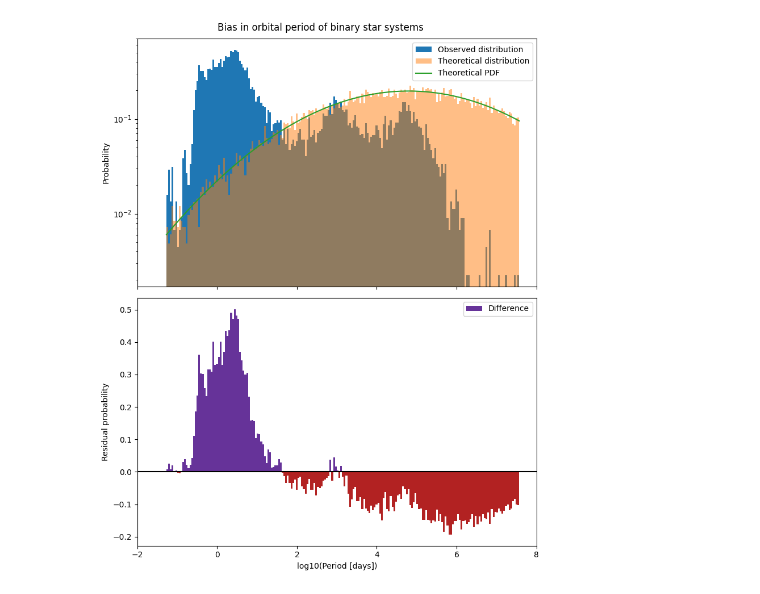
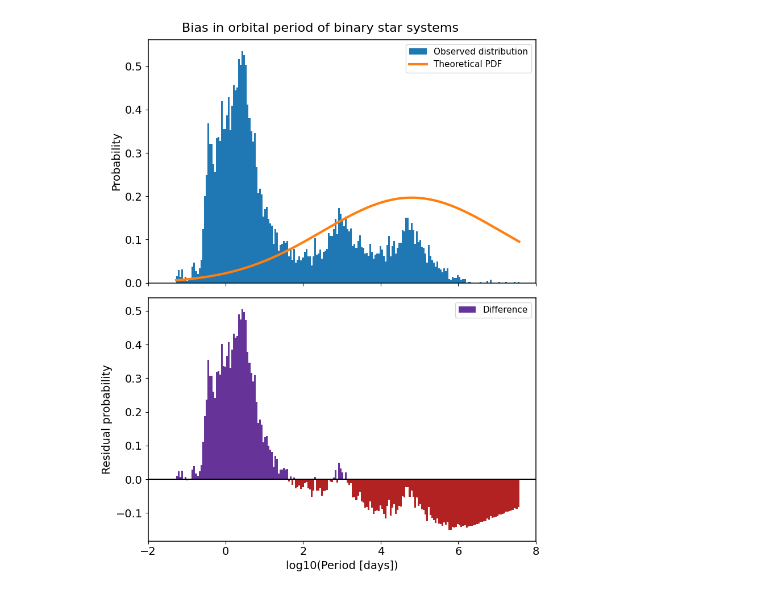
Before and after one commit to Eljameuter/Orbital-and-physical-parameter-distribution-of-Binary-Systems, a Jupyter notebook: Period and mass ratio.ipynb, the cells around one changed output. Drawn from its saved outputs; the diff is of its cells as text; code cells hidden in the pictures.

Commit message:
Mass ratio aan gewerkt

```diff
--- a/Period and mass ratio.ipynb
+++ b/Period and mass ratio.ipynb
@@ -3,6 +3,12 @@ import numpy as np
 import matplotlib.pyplot as plt
 import pandas as pd
 import scipy as sc
+
+plt.rcParams['xtick.labelsize'] = 14
+plt.rcParams['ytick.labelsize'] = 14
+plt.rcParams['axes.labelsize'] = 14
+plt.rcParams['axes.titlesize'] = 16
+plt.rcParams['axes.linewidth'] = 1.1
 # %%
 df = pd.read_csv(r'DATA/RAW/reduced_raw_data.csv')
 eccentricity = df["e"]
@@ -35,7 +41,8 @@ plt.show()
 # %%
-#Bias in Mass ratio, for low ratios. One star is just that much heavier
 #Duquennoy & Mayor (1991) https://academic.oup.com/mnras/article/417/3/1684/1084726?login=true
 #https://ui.adsabs.harvard.edu/abs/1991A&A...248..485D
+
+#Look at the amount of bins
 
 def log_per_dist(lP):
     mu = 4.8
@@ -59,43 +66,45 @@ p = log_per_dist(Pers)
 p = p / p.sum()
 
 # Sample according to theoretical distribution
-samples = np.random.choice(Pers, size=len(period), p=p)
+#samples = np.random.choice(Pers, size=len(period), p=p)
 
 # Theoretical histogram
-dist_dat, dist_edges = np.histogram(samples,bins=bins,density=True)
+#dist_dat, dist_edges = np.histogram(samples,bins=bins,density=True)
+dist_dat = log_per_dist(bin_centers)
 
 hist_diff = hist_dat - dist_dat
 
 # Create 2 stacked subplots
 fig, (ax1, ax2) = plt.subplots(2, 1,figsize=(8, 10),sharex=True)
 
 #Top subplot
 ax1.hist(np.log10(period),log=True,bins=bins,density=True,label='Observed distribution')
 
-ax1.hist(samples,bins=bins,density=True,alpha=0.5,label='Theoretical distribution')
+#ax1.hist(samples,bins=bins,density=True,alpha=0.5,label='Theoretical distribution')
 
 #Plot normalized PDF
-ax1.plot(Pers,p / (Pers[1] - Pers[0]),label='Theoretical PDF')
+ax1.plot(Pers,p / (Pers[1] - Pers[0]),label='Theoretical PDF', lw =3)
 
 ax1.set_xlim(-2, 8)
+ax1.set_yscale('linear')
 
 ax1.set_ylabel('Probability')
-ax1.legend()
+ax1.legend(fontsize = 11)
 
 #Bottom subplot
 colors = ['rebeccapurple' if v > 0 else 'firebrick' for v in hist_diff]
 ax2.bar(bin_centers,hist_diff,width=np.diff(bin_edges),color=colors,align='center',label='Difference')
 
 ax2.axhline(0, color='black')
 
 ax2.set_xlim(-2, 8)
 
 ax2.set_xlabel('log10(Period [days])')
 ax2.set_ylabel('Residual probability')
-ax2.legend()
+ax2.legend(fontsize = 11)
 
-plt.suptitle('Bias in orbital period of binary star systems')
+plt.suptitle('Bias in orbital period of binary star systems', size = 16)
 plt.tight_layout()
 plt.show()
 # %% [output]
-[figure, old version]
+[figure, new version]
```
Also changed, not shown: parts of 2 cells of this notebook.
